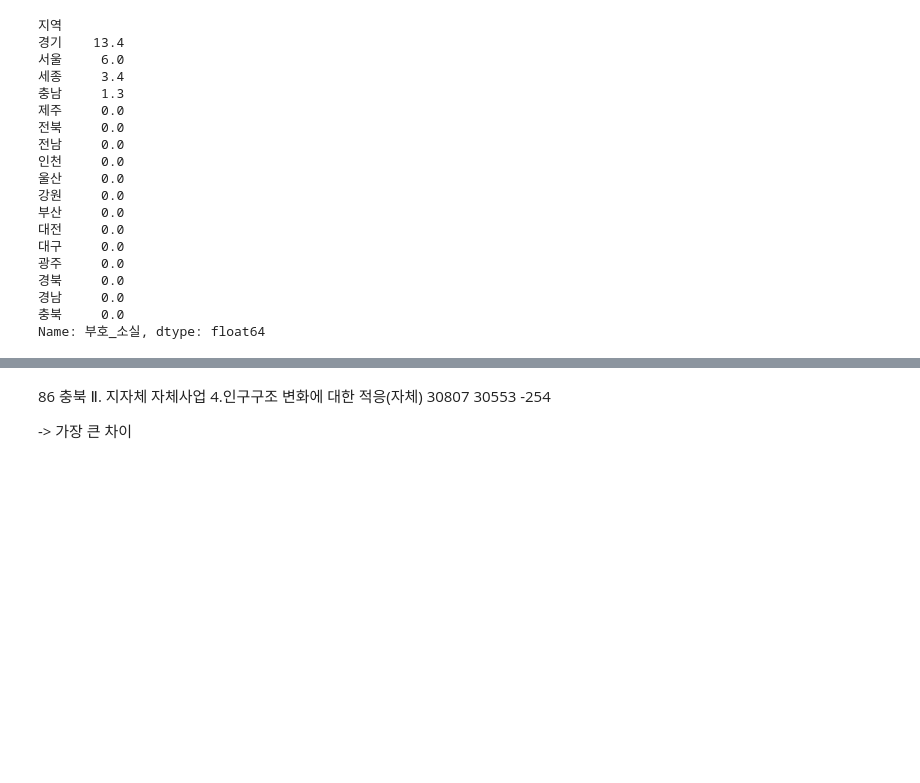
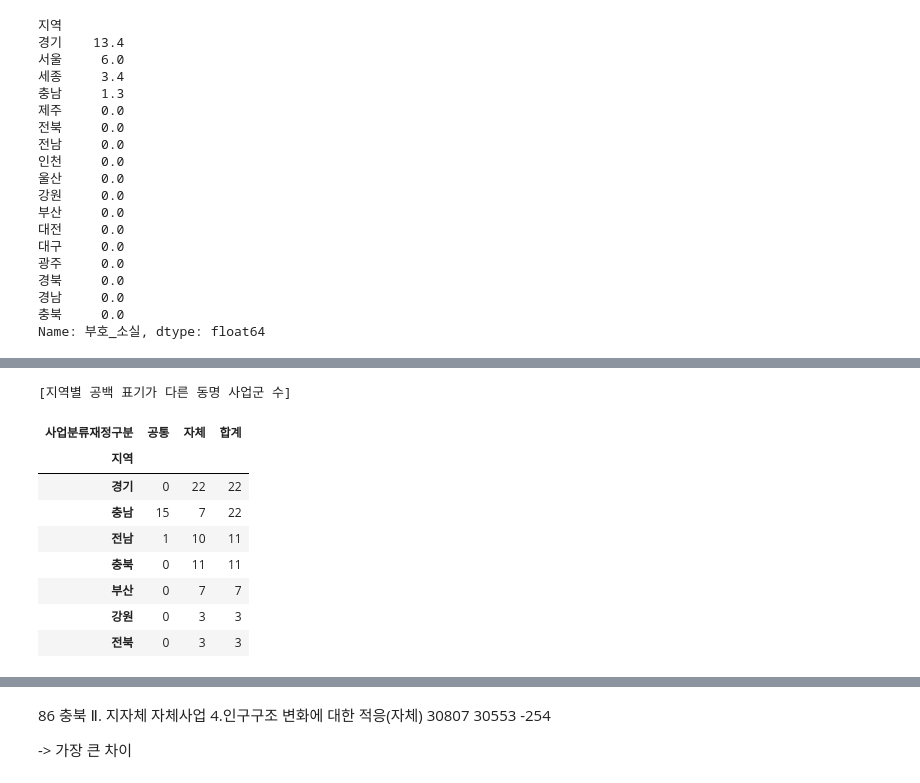
Before and after one commit to JungYeoni/yumocha, a Jupyter notebook: notebooks/20260716_EDA_2023_전국_시도분리정제.ipynb, the cells around one changed output, grey strips where cells are left out. Cells and saved outputs as stored; diff of their text form; code cells hidden in the pictures; blank space fills up the shorter version.

```diff
--- a/notebooks/20260716_EDA_2023_전국_시도분리정제.ipynb
+++ b/notebooks/20260716_EDA_2023_전국_시도분리정제.ipynb
@@ -369,0 +533,29 @@ Name: 부호_소실, dtype: float64
+# %%
+print("[지역별 공백 표기가 다른 동명 사업군 수]")
+
+space_name_count_by_region = (
+    space_name_qa.groupby(
+        [
+            "지역",
+            "사업분류재정구분",
+        ]
+    )
+    .size()
+    .unstack(fill_value=0)
+)
+
+space_name_count_by_region["합계"] = space_name_count_by_region.sum(axis=1)
+
+
+display(space_name_count_by_region.sort_values("합계", ascending=False))
+# %% [output]
+[지역별 공백 표기가 다른 동명 사업군 수]
+| 사업분류재정구분 | 공통 | 자체 | 합계 |
+| 지역 |  |  |  |
+| 경기 | 0 | 22 | 22 |
+| 충남 | 15 | 7 | 22 |
+| 전남 | 1 | 10 | 11 |
+| 충북 | 0 | 11 | 11 |
+| 부산 | 0 | 7 | 7 |
+| 강원 | 0 | 3 | 3 |
+| 전북 | 0 | 3 | 3 |
```
Also changed, not shown: parts of 43 cells of this notebook, 1 other file.
